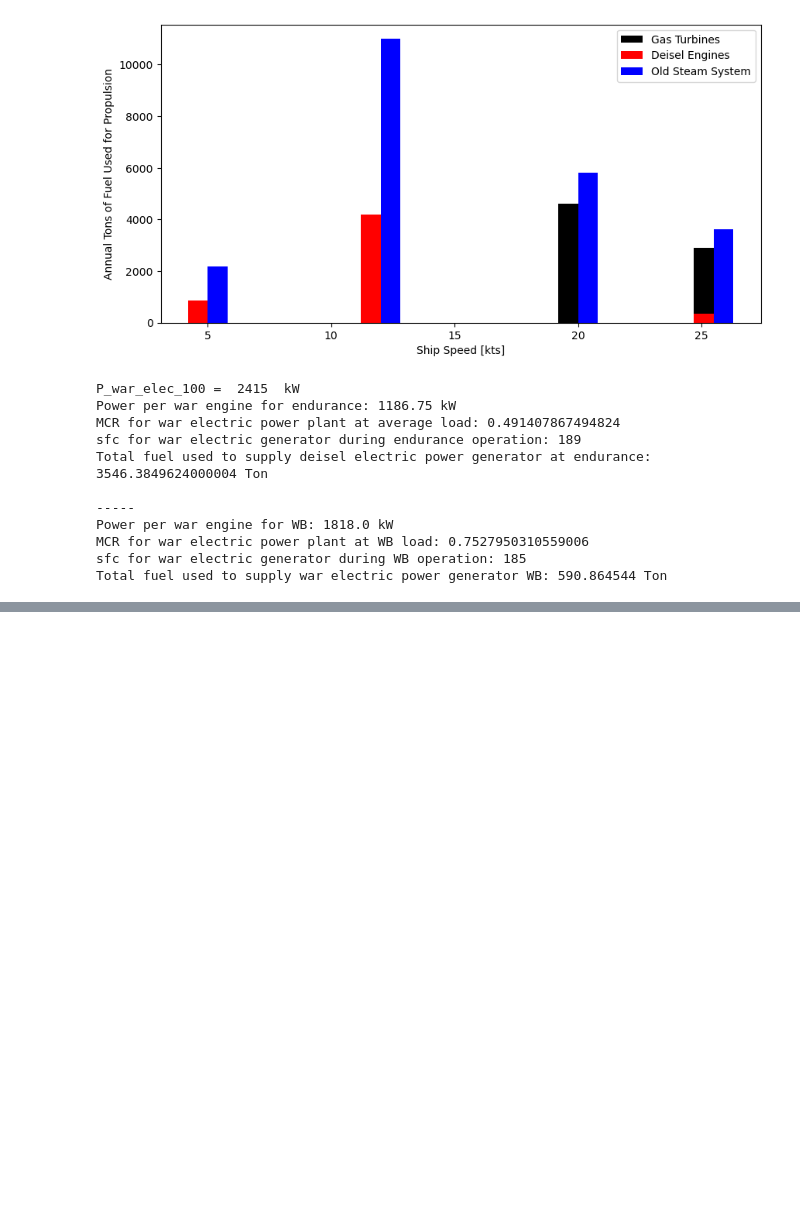
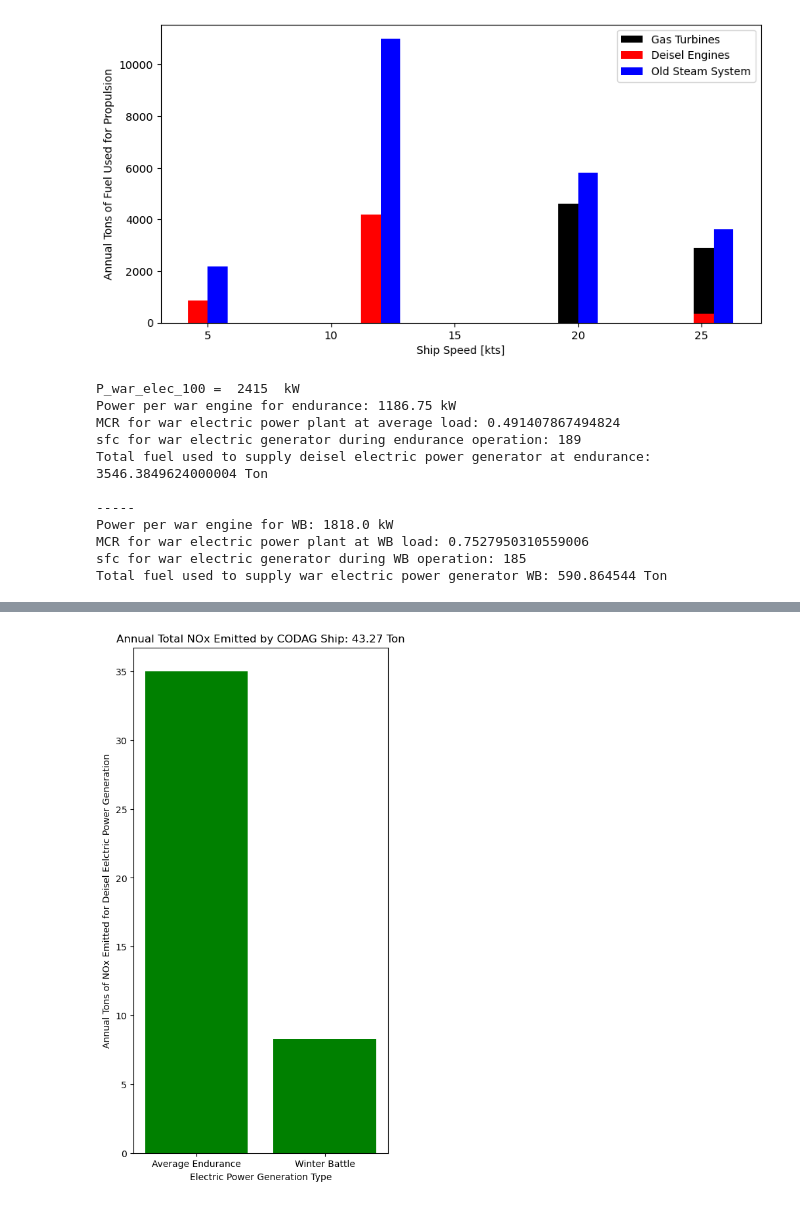
Before and after one commit to vandelij/marine_propulsion, a Jupyter notebook: final_project.ipynb, the cells around one changed output, grey strips where cells are left out. Saved outputs shown, nothing was run; the diff lists cells and outputs as text; code cells hidden in the pictures; blank space fills up the shorter version.

Commit message:
fixed issue with electric system calc

```diff
--- a/final_project.ipynb
+++ b/final_project.ipynb
@@ -552,3 +552,26 @@ Power per war engine for WB: 1818.0 kW
 MCR for war electric power plant at WB load: 0.7527950310559006
 sfc for war electric generator during WB operation: 185
 Total fuel used to supply war electric power generator WB: 590.864544 Ton
+# %%
+# emissions from the electric system
+
+CO2_war_elec = (m_war_elec_avg+m_war_elec_WB)*CO2_frac
+print(f'Emitted CO2: {CO2_war_elec/1000} Ton')
+
+SOx_war_elec = (m_war_elec_avg+m_war_elec_WB)*SOx_frac
+print(f'Emitted SOx: {SOx_war_elec/1000} Ton')
+print('\n-----')
+# NOx emitted by the electic system
+# recall for the WB mass, the MCR = 0.727, and for the standard operation, MCR = 0.475
+MCR_elec_war = np.array([MCR_war_elec_avg, MCR_war_elec_WB])
+noxers_elec_war = MCR_elec_war*100*0.16 + 2
+mass_used_elec = np.array([m_war_elec_avg, m_war_elec_WB])
+mass_nox_elec_war = noxers_elec_war*mass_used_elec/1000**2 # mass of nox in Ton
+print('electric MCRs: ', MCR_elec_war)
+print('electric noxers: ', noxers_elec_war)
+print('Mass of NOx emitted by electric generation in Ton: ', mass_nox_elec_war)
+total_NOx_emission_elec_war = sum(mass_nox_elec_war)
+print(f'Mass of NOx emitted total from electric: {total_NOx_emission_elec_war} Ton')
+
+# print('\n------')
+# print('Grand Total NOx in Ton: ', total_NOx_emission_elec+total_NOx_emission)
@@ -554,0 +587,13 @@ Total fuel used to supply war electric power generator WB: 590.864544 Ton
+# %%
+DayOfWeekOfCall = [1,2]
+
+LABELS = ["Average Endurance", "Winter Battle"]
+plt.figure(figsize=(5, 10))
+plt.bar(DayOfWeekOfCall, mass_nox_elec_war, align='center', color='green')
+plt.xticks(DayOfWeekOfCall, LABELS)
+plt.xlabel('Electric Power Generation Type')
+plt.ylabel('Annual Tons of NOx Emitted for Deisel Eelctric Power Generation')
+plt.title(f'Annual Total NOx Emitted by CODAG Ship: {np.round(sum(mass_nox_elec_war), 2)} Ton')
+plt.show()
+# %% [output]
+[figure, added]
```
Also changed, not shown: parts of 3 cells of this notebook.
